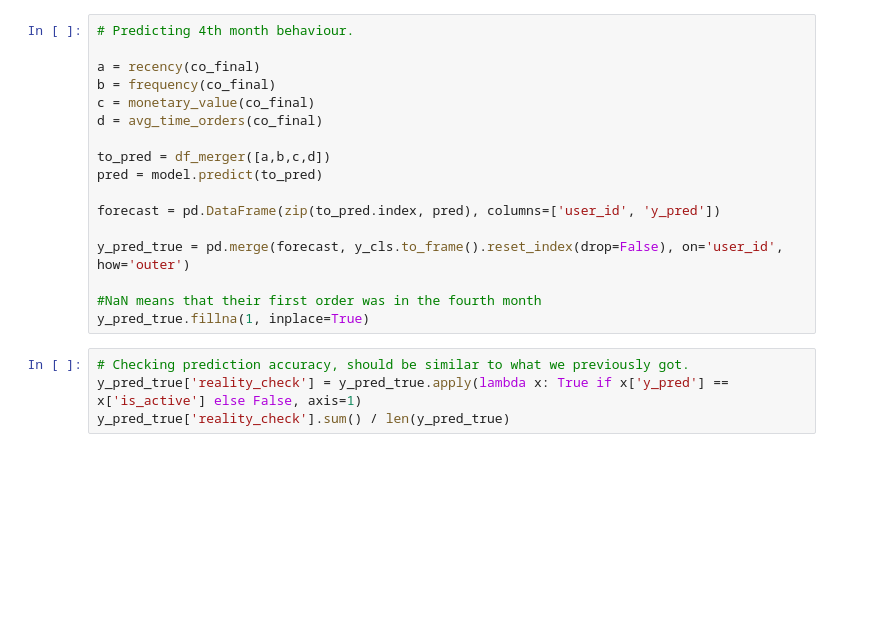
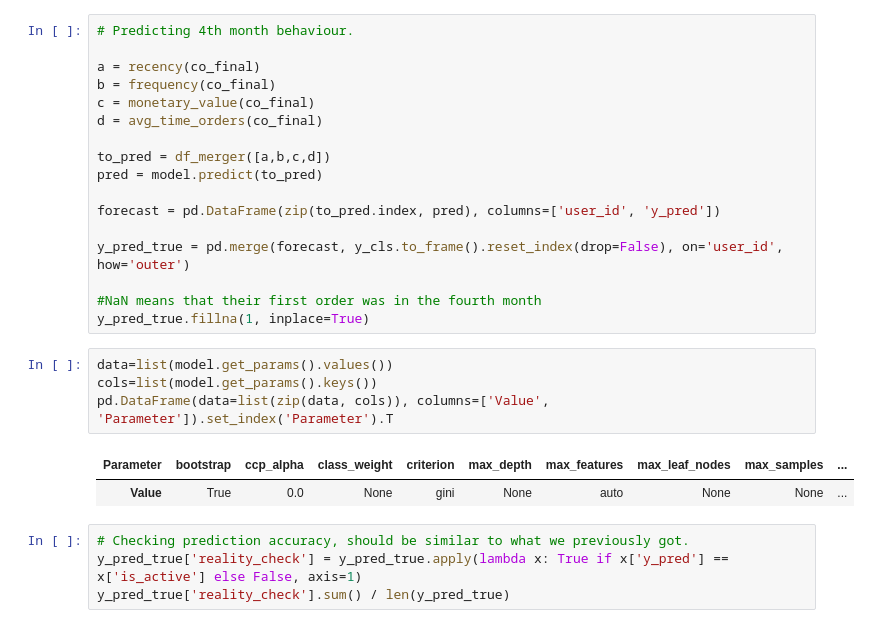
Before and after one commit to nicolas2192/CustomerLifeTimeValue, a Jupyter notebook: notebooks/customer_analysis.ipynb, the cells around one changed output. Cells and saved outputs as stored; diff of their text form; blank space fills up the shorter version.

```diff
--- a/notebooks/customer_analysis.ipynb
+++ b/notebooks/customer_analysis.ipynb
@@ -560,6 +560,13 @@ y_pred_true = pd.merge(forecast, y_cls.to_frame().reset_index(drop=False), on='u
 
 #NaN means that their first order was in the fourth month
 y_pred_true.fillna(1, inplace=True)
+# %%
+data=list(model.get_params().values())
+cols=list(model.get_params().keys())
+pd.DataFrame(data=list(zip(data, cols)), columns=['Value', 'Parameter']).set_index('Parameter').T
+# %% [output]
+| Parameter | bootstrap | ccp_alpha | class_weight | criterion | max_depth | max_features | max_leaf_nodes | max_samples | ... |
+| Value | True | 0.0 | None | gini | None | auto | None | None | ... |
 # %%
 # Checking prediction accuracy, should be similar to what we previously got.
 y_pred_true['reality_check'] = y_pred_true.apply(lambda x: True if x['y_pred'] == x['is_active'] else False, axis=1)
```
Also changed, not shown: parts of 14 cells of this notebook, 7 other files.
